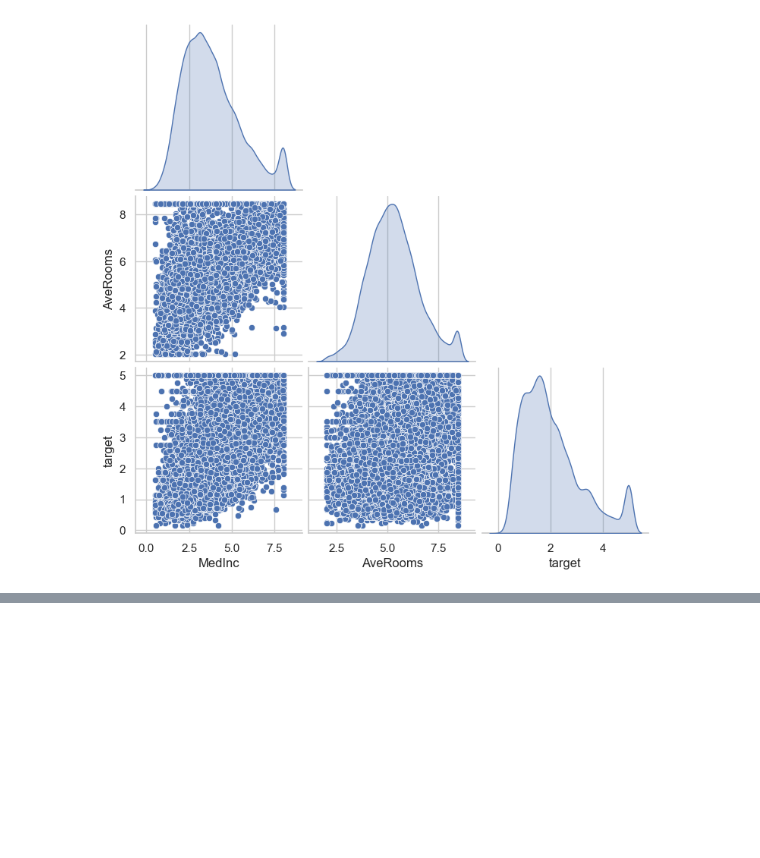
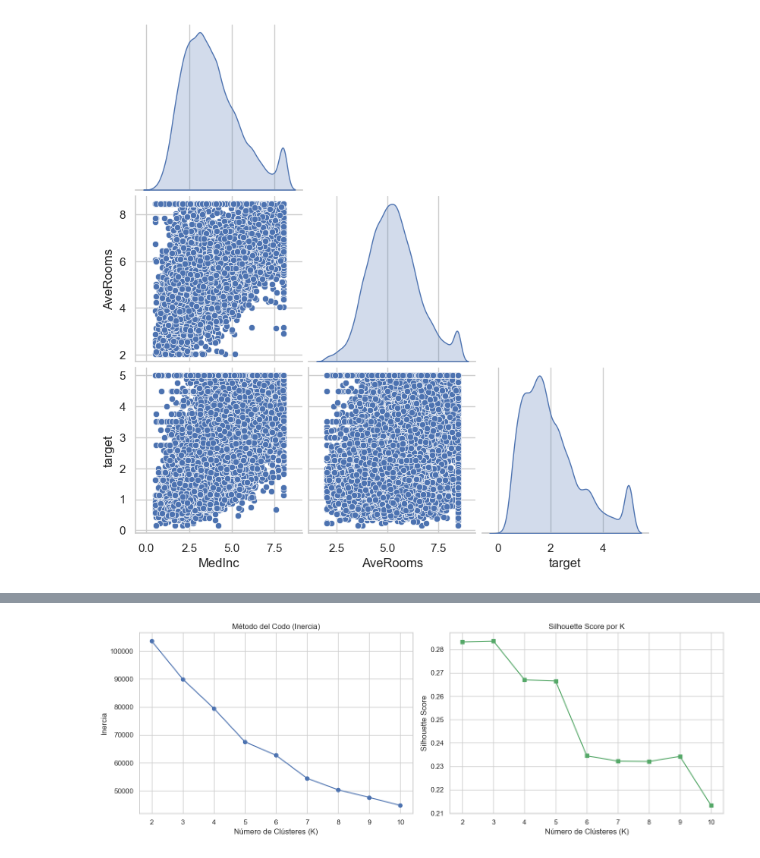
Before and after one commit to Elias-Orellana-umayor/examen-ml1, a Jupyter notebook: Examen.ipynb, the cells around one changed output, grey strips where cells are left out. Cells and saved outputs as stored; diff of their text form; code cells hidden in the pictures; blank space fills up the shorter version.

Commit message:
fase 2 con pipeline, PCA y clustering K-Means

```diff
--- a/Examen.ipynb
+++ b/Examen.ipynb
@@ -224,0 +344,32 @@ from sklearn.model_selection import train_test_split
+# %%
+# Aplicación de K-Means para K entre 2 y 10
+from sklearn.cluster import KMeans
+from sklearn.metrics import silhouette_score
+
+inercia = []
+silhouette_scores = []
+rango_k = range(2, 11)
+
+for k in rango_k:
+    kmeans = KMeans(n_clusters=k, random_state=42, n_init=10)
+    kmeans.fit(X_train_prep)
+    inercia.append(kmeans.inertia_)
+    silhouette_scores.append(silhouette_score(X_train_prep, kmeans.labels_))
+
+fig, axes = plt.subplots(1, 2, figsize=(14, 5))
+
+axes[0].plot(rango_k, inercia, marker='o', color='b')
+axes[0].set_title('Método del Codo (Inercia)')
+axes[0].set_xlabel('Número de Clústeres (K)')
+axes[0].set_ylabel('Inercia')
+
+axes[1].plot(rango_k, silhouette_scores, marker='s', color='g')
+axes[1].set_title('Silhouette Score por K')
+axes[1].set_xlabel('Número de Clústeres (K)')
+axes[1].set_ylabel('Silhouette Score')
+
+plt.tight_layout()
+plt.savefig('figures/kmeans_codo_silhouette.png', dpi=150)
+plt.show()
+# %% [output]
+[figure, added]
```
Also changed, not shown: parts of 6 cells of this notebook, 4 other files.
